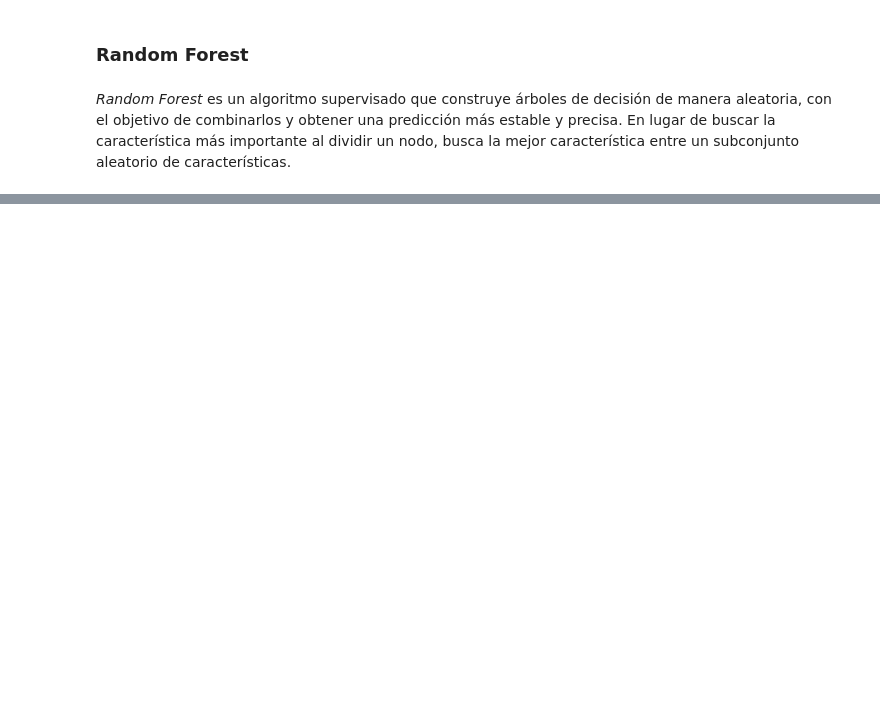
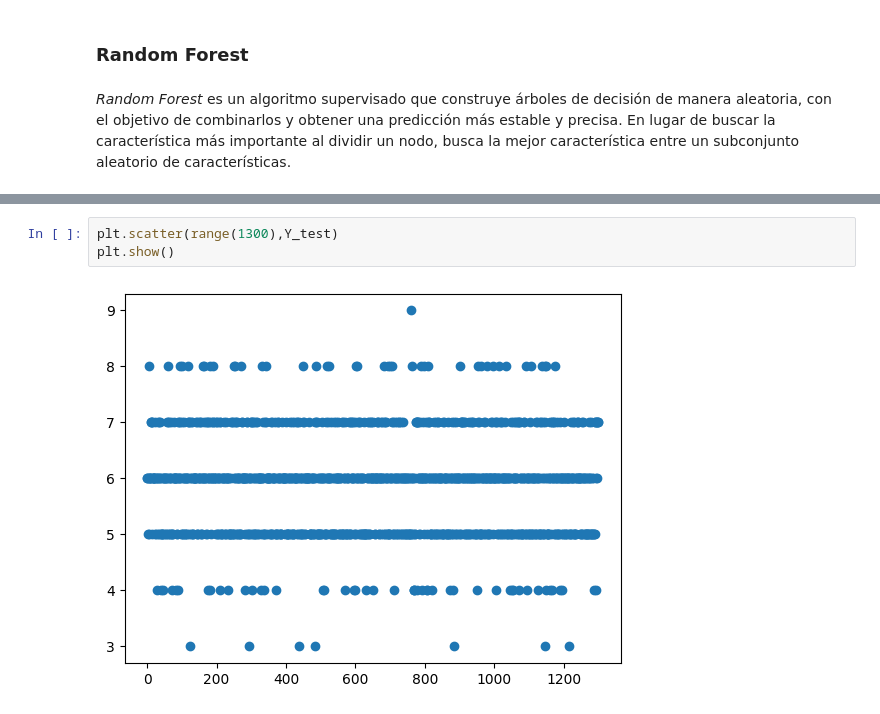
Before and after one commit to VicoSan07/AprendizajeAutomatico, a Jupyter notebook: Avances Proyecto/Tarea06_AA_2023.ipynb, the cells around one changed output, grey strips where cells are left out. Drawn from its saved outputs; the diff is of its cells as text; blank space fills up the shorter version.

```diff
--- a/Avances Proyecto/Tarea06_AA_2023.ipynb
+++ b/Avances Proyecto/Tarea06_AA_2023.ipynb
@@ -235,0 +203,5 @@ En definitiva los resultados obtenidos por Random Forest estuvieron por encima d
+# %%
+plt.scatter(range(1300),Y_test)
+plt.show()
+# %% [output]
+[figure, added]
```
Also changed, not shown: parts of 12 cells of this notebook, 3 other files.
